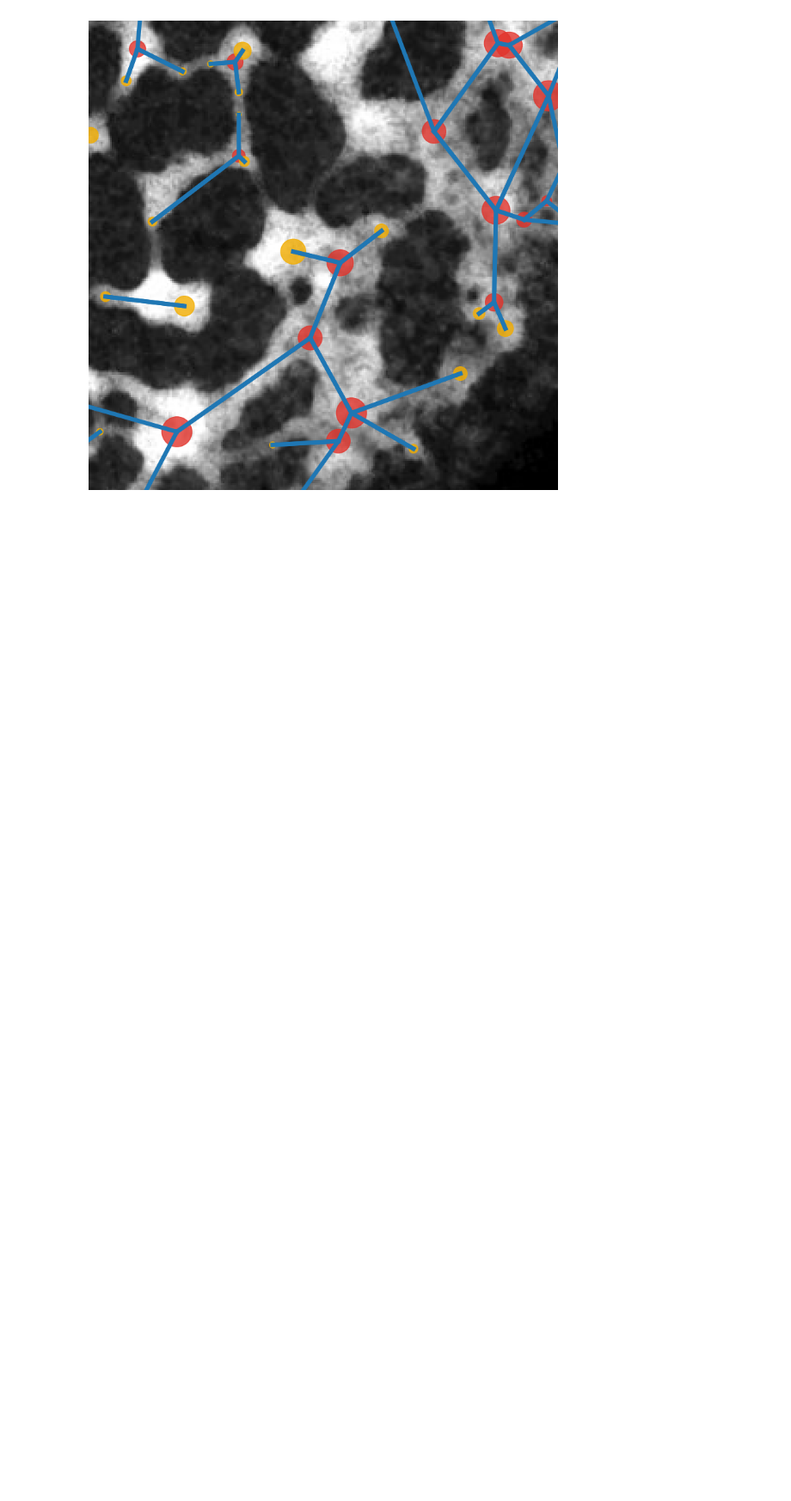
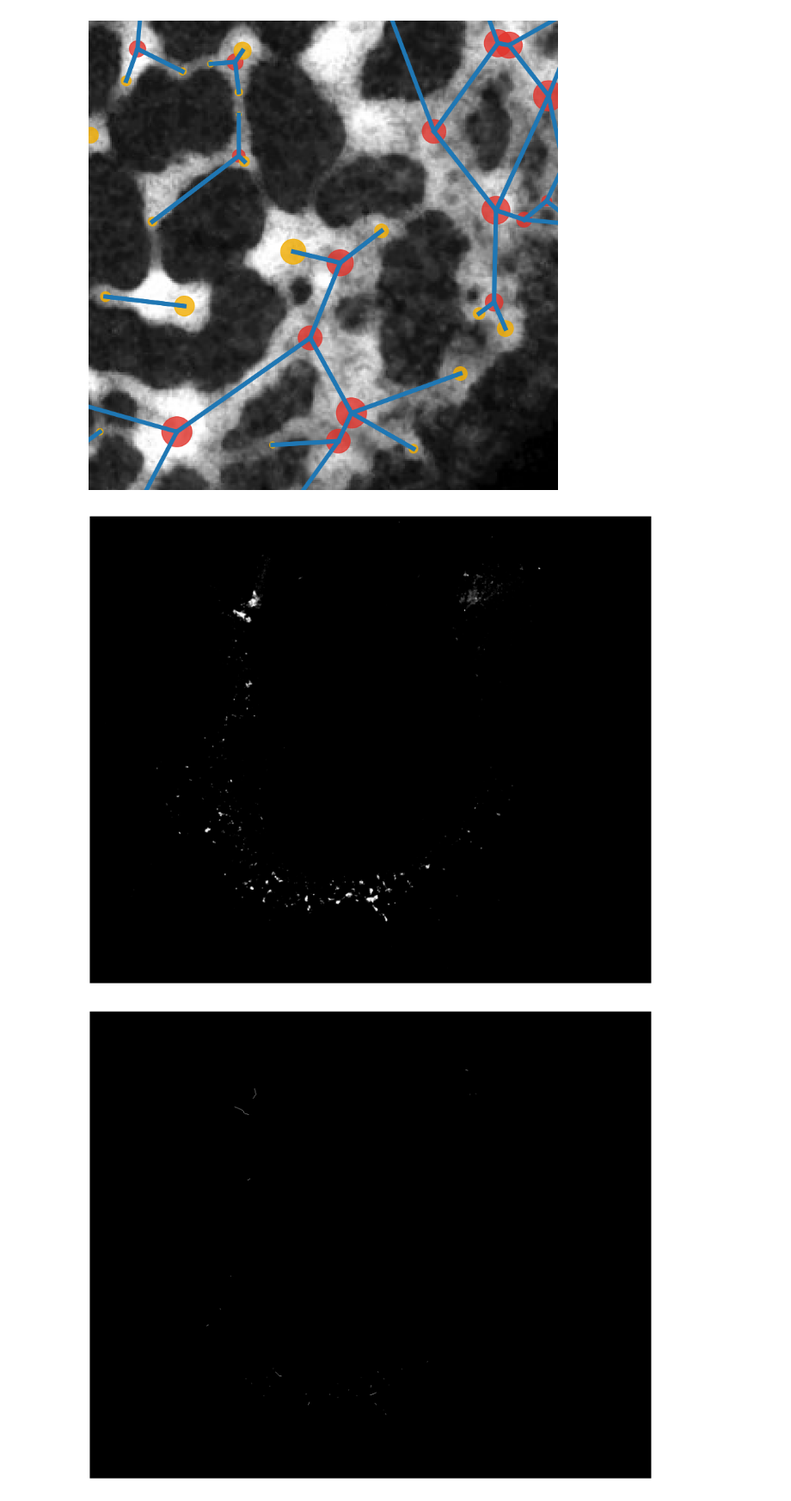
Before and after one commit to izzy-cole/Vasculogenesis-Network-Skeleton, a Jupyter notebook: skeleton_analysis_visualisation.ipynb, the cells around one changed output. Shown at 86% size. Cells and saved outputs as stored; diff of their text form; code cells hidden in the pictures; blank space fills up the shorter version.

Commit message:
Move visualisation notebook code

```diff
--- a/skeleton_analysis_visualisation.ipynb
+++ b/skeleton_analysis_visualisation.ipynb
@@ -77,7 +76,7 @@ def image_plot(image,size,x_min=0,y_min=0):
 
     plt.show()
 # %%
-def nodes_plot(image,nodes,adj,size,node_alpha=0.4,edge_alpha=1,im_alpha=1,edge_weights=False,node_weights=False,,x_min=0,y_min=0):
+def nodes_plot(image,nodes,adj,size,node_alpha=0.4,edge_alpha=1,im_alpha=1,edge_weights=False,node_weights=False,x_min=0,y_min=0):
     #show skeleton
     fig,ax=plt.subplots(figsize=(10,10))
     ax.imshow(image,cmap=plt.cm.gray,alpha=im_alpha)
@@ -344,3 +343,38 @@ nodes_plot(original,nodes,adj,node_alpha=1,edge_weights=True)
 nodes_plot(original,nodes2,adj2,node_alpha=0.8)
 # %% [output]
 [figure]
+# %%
+#code moved from skeleton_analysis_all_n
+path = "results/skeleton/main_results/"
+nodes_all_stages=pickle.load(open(f"{path}nodes_list_all_3_to_11.txt","rb"))
+adj_all_stages=pickle.load(open(f"{path}adj_list_all_3_to_11.txt","rb"))
+
+n=1
+stage=3
+nodes = nodes_all_stages[0][n-1]
+adj = adj_all_stages[0][n-1]
+
+path = f"data/skeleton/all/"
+
+original = cv2.imread(f'{path}n{n}_hh{stage}_plain_scaled.jpg')
+skele = tiff.imread(f'{path}n{n}_hh{stage}_skeleton.tif')
+dists = tiff.imread(f"{path}n{n}_hh{stage}_distmap.tif")
+black = cv2.imread(f"{path}black.jpg")
+
+size = [len(original[0]),len(original)]
+
+image_plot(original,size)
+image_plot(skele,size)
+image_plot(dists,size)
+
+
+
+
+nodes_plot(skele,nodes,adj,size)
+nodes_plot(original,nodes,adj,size,node_alpha=0.7)
+
+nodes_plot(dists,nodes,adj,size,edge_alpha=0,node_alpha=0.8,node_weights=True)
+nodes_plot(skele,nodes,adj,size,node_alpha=1,edge_weights=True)
+# %% [output]
+[figure, added]
+[figure, added]
```
Also changed, not shown: parts of 2 cells of this notebook, 1 other file.
